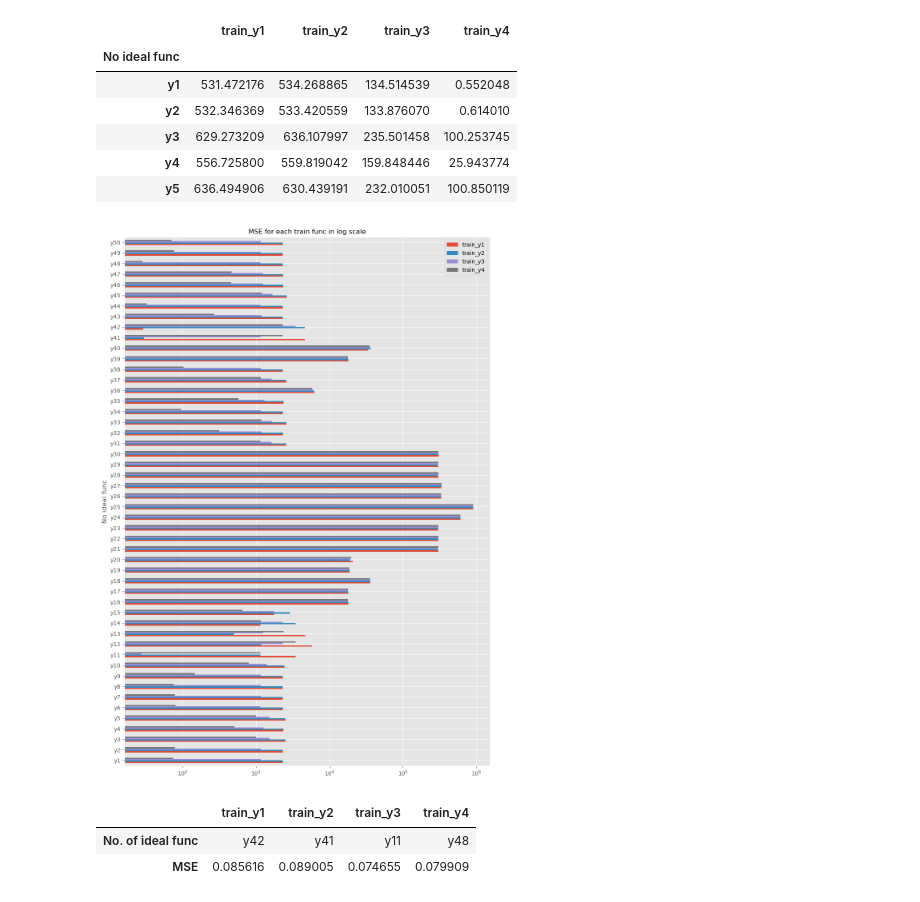
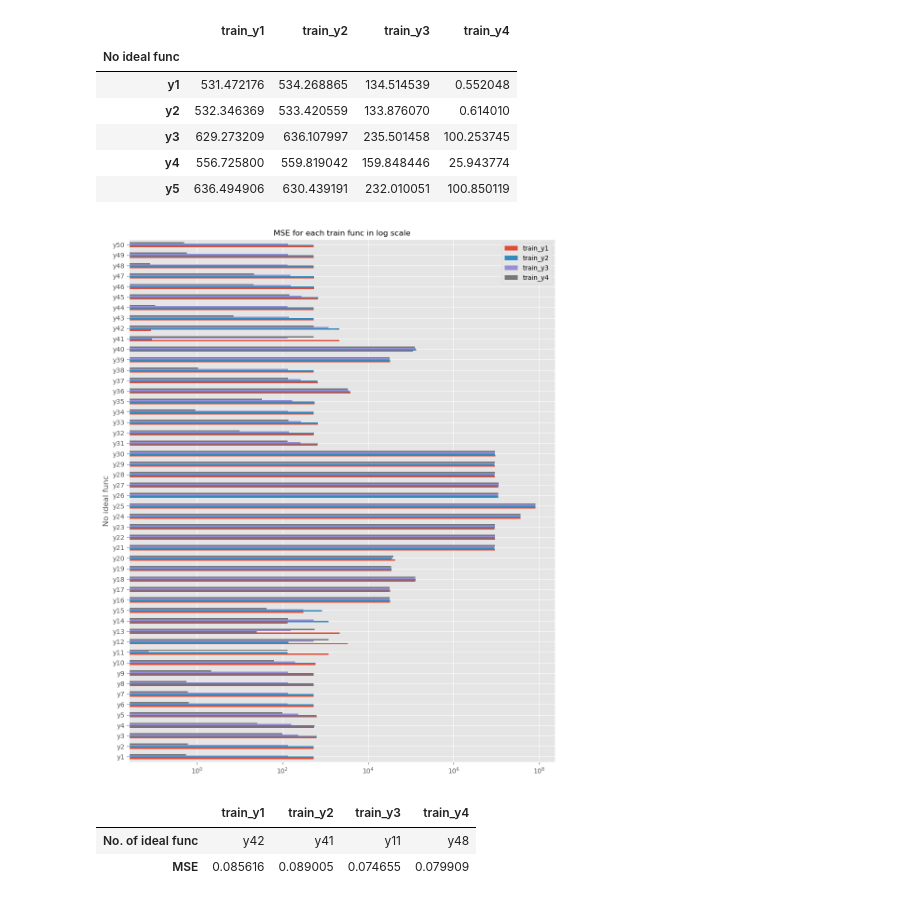
Before and after one commit to Fful/pyprog-course-WA, a Jupyter notebook: data_processing.ipynb, the cells around one changed output. Cells and saved outputs as stored; diff of their text form; code cells hidden in the pictures.

Commit message:
started build 4x_graph

```diff
--- a/data_processing.ipynb
+++ b/data_processing.ipynb
@@ -120,15 +120,15 @@ MSE.head()
 # %%
 # ploting MSE
 ax = MSE.plot(
-    figsize=(10, 14),
+    figsize=(10, 12),
     kind='barh',
     logx=True,
     fontsize=10
 )
 ax.set_title('MSE for each train func in log scale', fontsize=12)
 plt.tight_layout()
 # %% [output]
-[figure, old version]
+[figure, new version]
 # %%
 best_fit = pd.DataFrame(
     {
```
Also changed, not shown: parts of 3 cells of this notebook.
